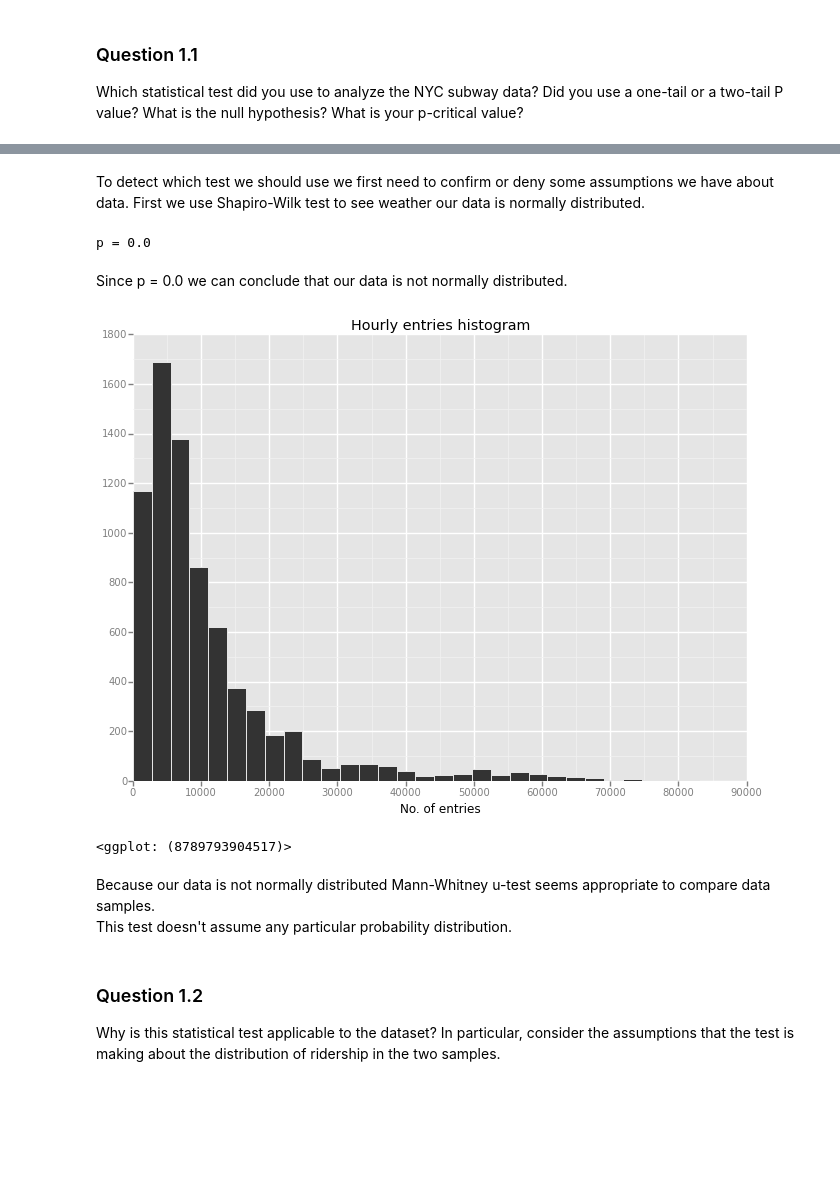
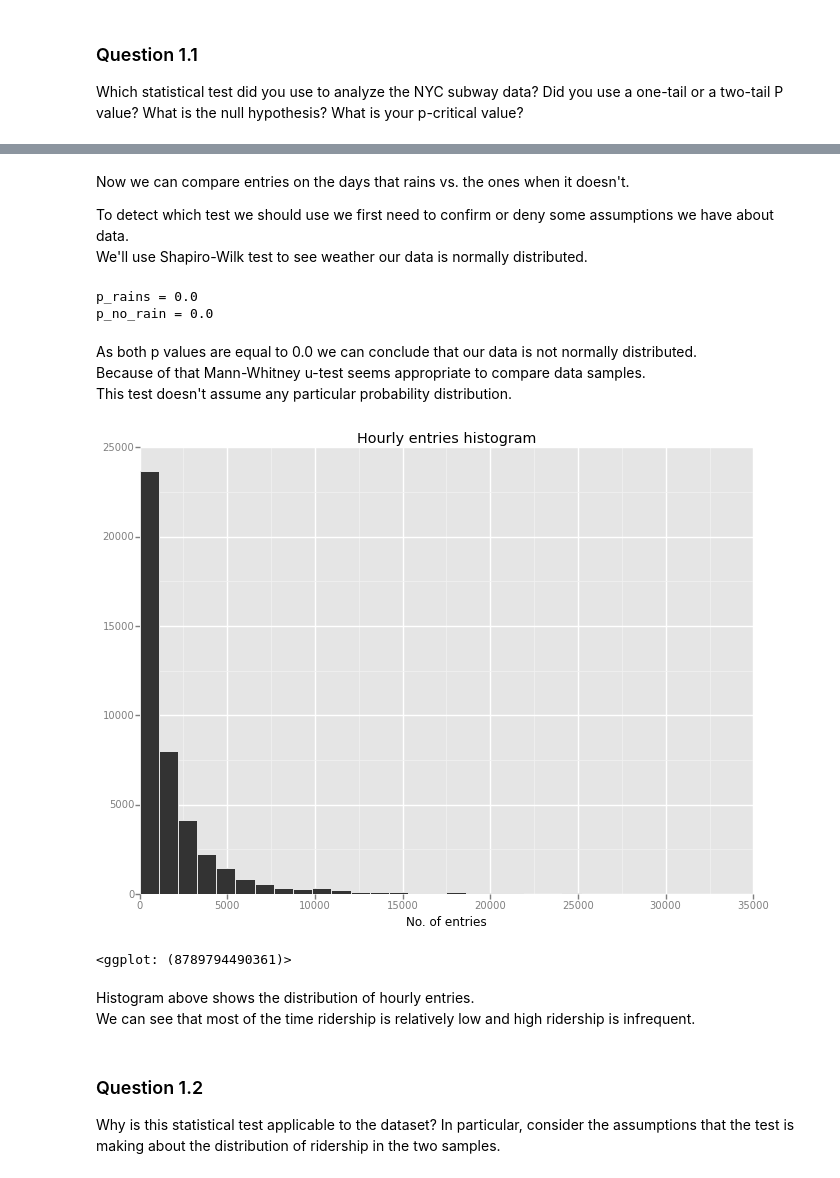
Before and after one commit to Manyizi101/nanodegree, a Jupyter notebook: 002-nyc-subway/dev/nyc-subway.ipynb, the cells around one changed output, grey strips where cells are left out. Drawn from its saved outputs; the diff is of its cells as text; code cells hidden in the pictures; blank space fills up the shorter version.

```diff
--- a/002-nyc-subway/dev/nyc-subway.ipynb
+++ b/002-nyc-subway/dev/nyc-subway.ipynb
@@ -74,23 +61,31 @@ no_rain_weekend_data = daily_data['entries'][(daily_data.rain == 0) & (daily_dat
 # %% [markdown]
+Now we can compare entries on the days that rains vs. the ones when it doesn't.
+
 To detect which test we should use we first need to confirm or deny some assumptions we have about data.
-First we use Shapiro-Wilk test to see weather our data is normally distributed.
+We'll use Shapiro-Wilk test to see weather our data is normally distributed.
-# %%
-w,p = scipy.stats.shapiro(daily_data['entries'])
-print "p = " + str(p)
-# %% [output]
-p = 0.0
+# %%
+w,p_rain = scipy.stats.shapiro(data_rains)
+print "p_rains = " + str(p_rain)
+
+w,p_no_rain = scipy.stats.shapiro(data_no_rain)
+print "p_no_rain = " + str(p_no_rain)
+# %% [output]
+p_rains = 0.0
+p_no_rain = 0.0
 # %% [markdown]
-Since p = 0.0 we can conclude that our data is not normally distributed.
+As both p values are equal to 0.0 we can conclude that our data is not normally distributed.
+Because of that Mann-Whitney u-test seems appropriate to compare data samples.
+This test doesn't assume any particular probability distribution.
 # %%
-ggplot(daily_data, aes(x="entries")) + geom_histogram() + \
+ggplot(data, aes(x="ENTRIESn_hourly")) + geom_histogram() + \
 ggtitle("Hourly entries histogram") + \
 xlab('No. of entries')
 # %% [output]
-[figure, old version]
+[figure, new version]
-<ggplot: (8789793904517)>
+<ggplot: (8789794490361)>
-# %% [markdown]
-Because our data is not normally distributed Mann-Whitney u-test seems appropriate to compare data samples.
-This test doesn't assume any particular probability distribution.
+# %% [markdown]
+Histogram above shows the distribution of hourly entries.
+We can see that most of the time ridership is relatively low and high ridership is infrequent.
 # %% [markdown]
 ### Question 1.2
 Why is this statistical test applicable to the dataset? In particular, consider the assumptions that the test is making about the distribution of ridership in the two samples.
```
Also changed, not shown: parts of 35 cells of this notebook, 1 other file.
